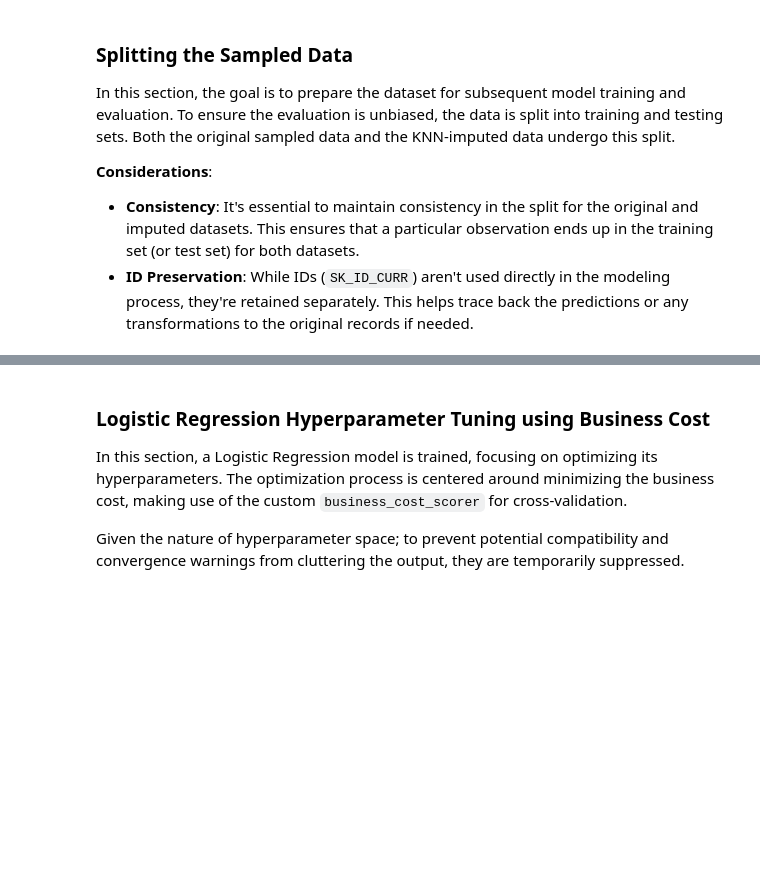
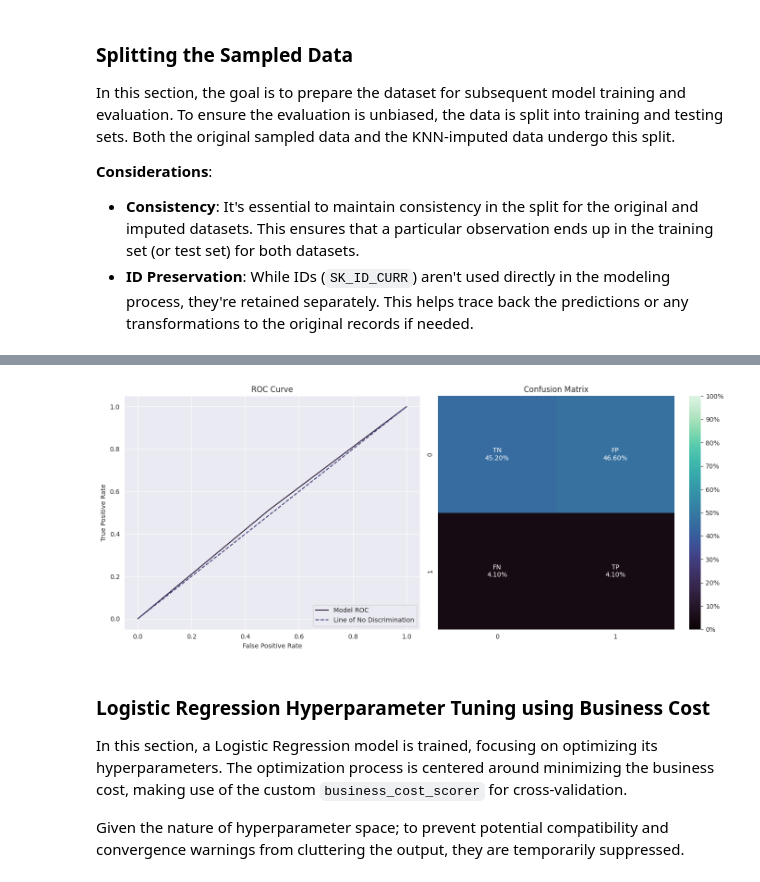
Before and after one commit to gabrielhermel/Home-Credit-Default-Risk, a Jupyter notebook: modeling.ipynb, the cells around one changed output, grey strips where cells are left out. Cells and saved outputs as stored; diff of their text form; code cells hidden in the pictures; blank space fills up the shorter version.

```diff
--- a/modeling.ipynb
+++ b/modeling.ipynb
@@ -578,18 +763,22 @@ We'll evaluate the model's performance based on the business cost, which is enca
 # %%
 # Train a DummyClassifier with the imputed training data
 # Since it's a baseline model, we don't perform hyperparameter tuning and set n_iter to 1
 train_model(
     X_train=X_imputed_train,
     y_train=y_imputed_train,
     X_test=X_imputed_test,
     y_test=y_imputed_test,
-    estimator=DummyClassifier(),  # Using a dummy strategy for baseline
+    estimator=DummyClassifier(
+        strategy="stratified"
+    ),  # Using the 'stratified' strategy post-SMOTE for balanced prediction
     params={},  # No parameters to tune for DummyClassifier
     scorer=business_cost_scorer,  # Custom scoring function based on business cost
     n_iter=1,  # Single iteration since no tuning
     run_name="Dummy Classifier Business Cost CV",  # Name of the run for MLflow logging
     model_type="DummyClassifier",  # Model type for logging purposes
 )
+# %% [output]
+[figure, added]
 # %% [markdown]
 ### Logistic Regression Hyperparameter Tuning using Business Cost
 
```
Also changed, not shown: parts of 16 cells of this notebook, 2 other files.
